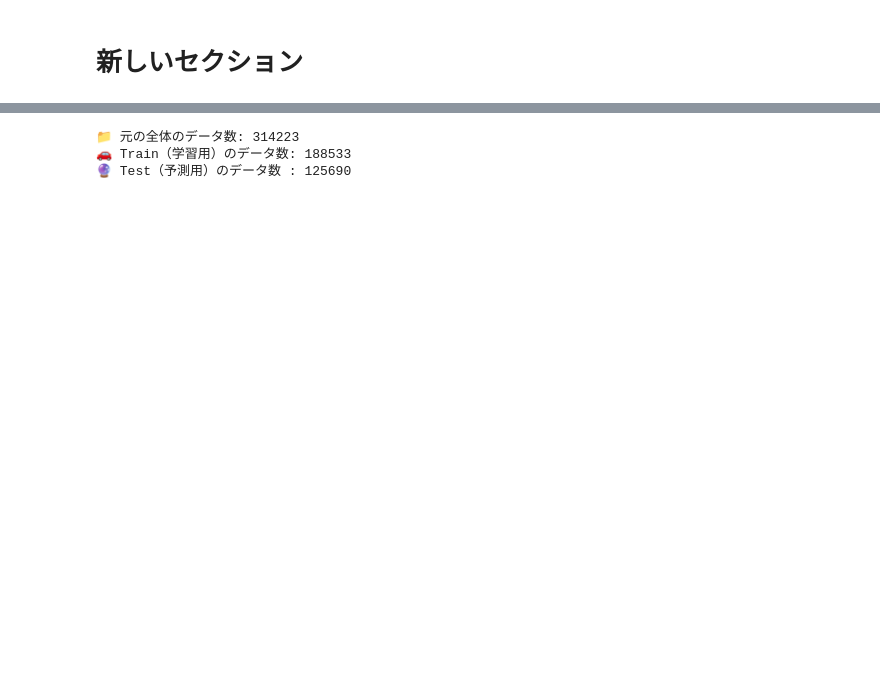
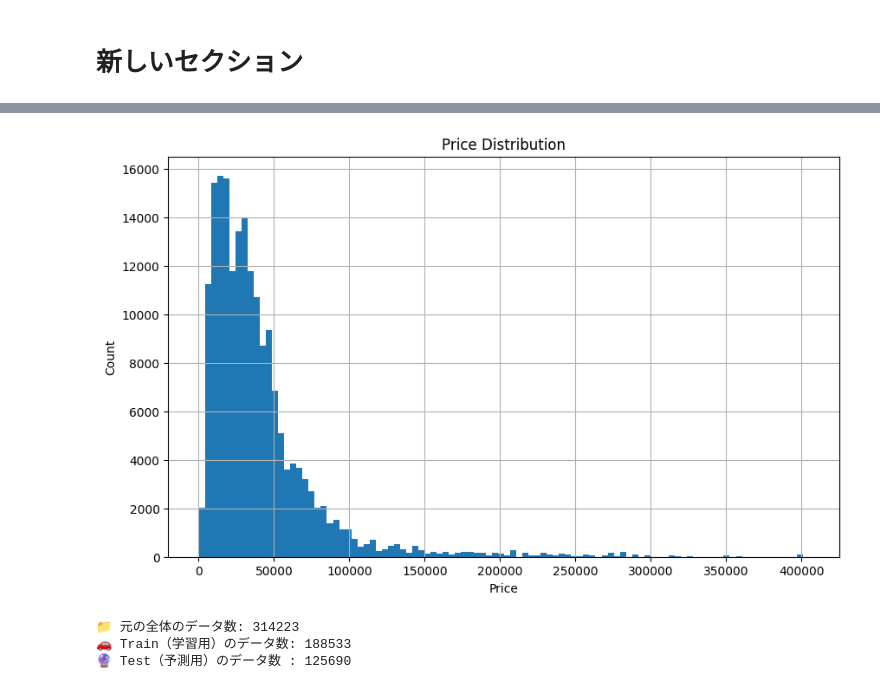
Before and after one commit to Lattemelia/Portforio, a Jupyter notebook: 【0624～現在作成中】/中古車の価格予測(KaggleConpe).ipynb, the cells around one changed output, grey strips where cells are left out. Saved outputs shown, nothing was run; the diff lists cells and outputs as text; code cells hidden in the pictures; blank space fills up the shorter version.

```diff
--- a/【0624～現在作成中】/中古車の価格予測(KaggleConpe).ipynb
+++ b/【0624～現在作成中】/中古車の価格予測(KaggleConpe).ipynb
@@ -107,0 +41,20 @@ dtype: int64
+# %%
+import pandas as pd
+import numpy as np
+
+# -----------------------------
+# 1. 小文字化
+# -----------------------------
+marged_df["model"] = marged_df["model"].str.lower()
+marged_df["brand"] = marged_df["brand"].str.lower()
+
+# -----------------------------
+# 2. 1～7単語目を分割
+# -----------------------------
+words = marged_df["model"].str.split(expand=True)
+
+for i in range(7):
+    if i in words.columns:
+        marged_df[f"word{i+1}"] = words[i]
+    else:
+        marged_df[f"word{i+1}"] = np.nan
@@ -234,0 +262,11 @@ marged_df["model_since"] = 2026 - marged_df["model_year"]
+# %%
+import matplotlib.pyplot as plt
+
+# binsを50〜100程度にして細かく見る
+marged_df["price"].hist(bins=100, range=(100, 405000), figsize=(10, 6))
+plt.title("Price Distribution")
+plt.xlabel("Price")
+plt.ylabel("Count")
+plt.show()
+# %% [output]
+[figure, added]
```
Also changed, not shown: parts of 8 cells of this notebook.
